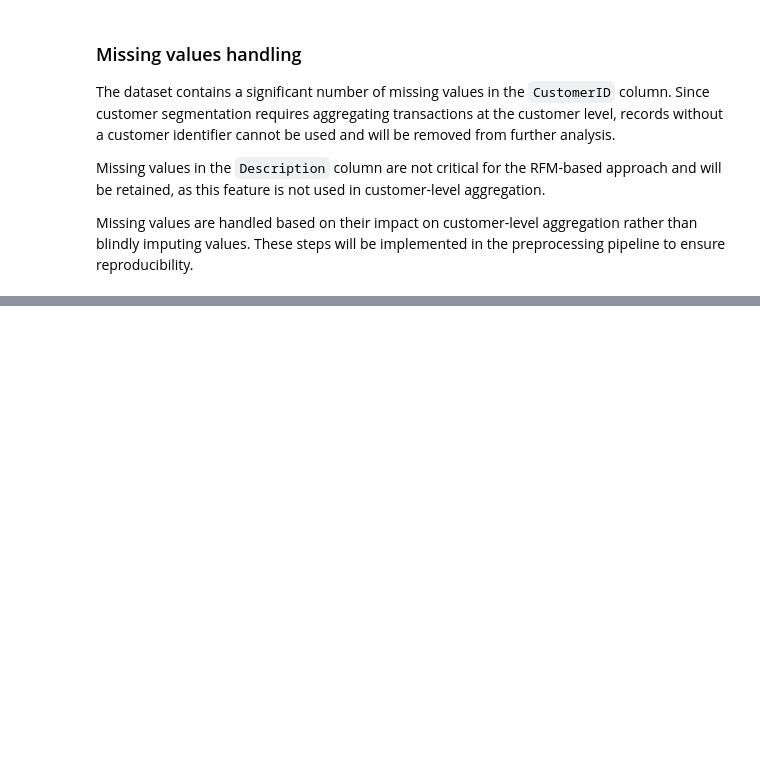
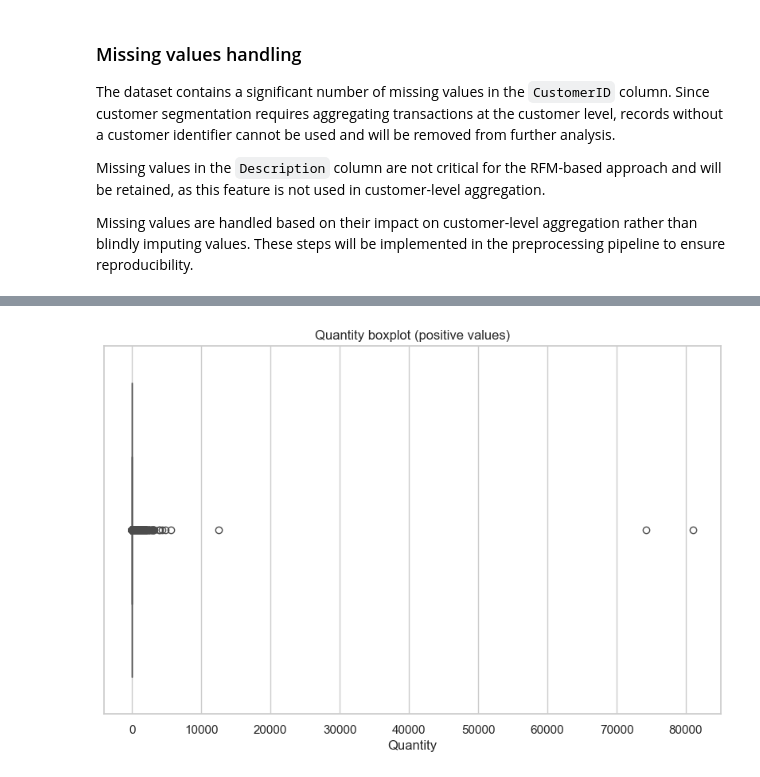
Before and after one commit to Juraaas/python_projects, a Jupyter notebook: customer_segmentation/notebooks/eda.ipynb, the cells around one changed output, grey strips where cells are left out. Drawn from its saved outputs; the diff is of its cells as text; code cells hidden in the pictures; blank space fills up the shorter version.

```diff
--- a/customer_segmentation/notebooks/eda.ipynb
+++ b/customer_segmentation/notebooks/eda.ipynb
@@ -80,0 +92,6 @@ Missing values are handled based on their impact on customer-level aggregation r
+# %%
+sns.boxplot(x=qty)
+plt.title("Quantity boxplot (positive values)")
+plt.show()
+# %% [output]
+[figure, added]
```
Also changed, not shown: parts of 18 cells of this notebook.
